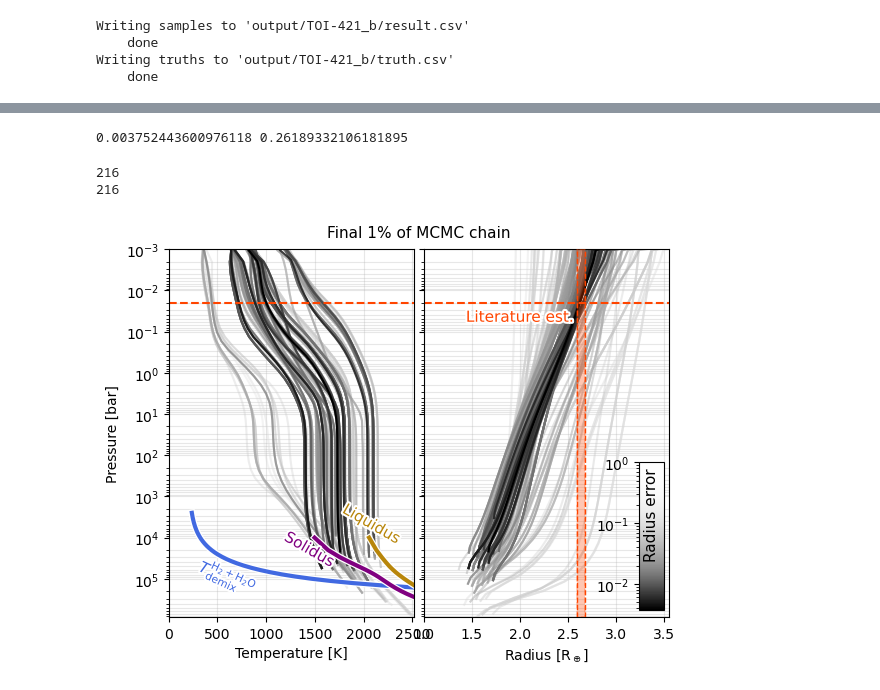
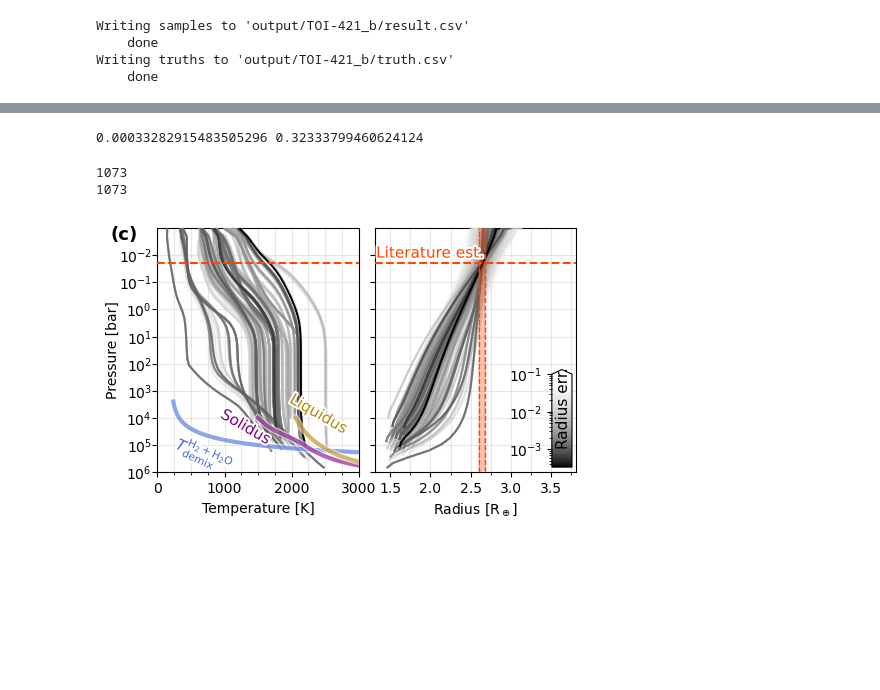
Before and after one commit to nichollsh/InferAGNI, a Jupyter notebook: notebooks/retrieve.ipynb, the cells around one changed output, grey strips where cells are left out. Saved outputs shown, nothing was run; the diff lists cells and outputs as text; code cells hidden in the pictures; blank space fills up the shorter version.

```diff
--- a/notebooks/retrieve.ipynb
+++ b/notebooks/retrieve.ipynb
@@ -93,7 +94,7 @@ Saving to output/TOI-421_b
 # %%
 # Do retrieval
 keys, samples = run_retrieval(gr, obs,
-                                n_walkers=22, n_procs=15, n_steps=10000, thin=10, filter_ineq=True,
+                                n_walkers=24, n_procs=15, n_steps=10000, thin=2, filter_ineq=True,
                                 extra_keys=["instellation","t_surf","log_Kzz_max", "μ_phot",
                                             "log_vmr_H2","log_vmr_H2O","log_vmr_CO2","log_vmr_H2S"])
 # %% [output]
@@ -191,7 +192,7 @@ from inferagni.plot import deepcopy
 
 X = np.vstack([gr.data.loc[:,k] for k in gr.input_keys]).T
 
-end_frac = 0.01
+end_frac = 0.05
 
 # number of random draws to visualise
 rng = np.random.default_rng(42)
@@ -238,16 +239,17 @@ Sampled 216 profiles
 # %%
 # Colormap
-cmap_orig = deepcopy(plt.get_cmap('Greys_r'))
+cmap_orig = deepcopy(cm.grayC)
 cmap = cmap_orig(np.arange(cmap_orig.N))
-cmap[:,-1] = np.linspace(1, 0, cmap_orig.N)
+cmap[:,-1] = np.linspace(1.0, 0, cmap_orig.N)
 cmap = mpl.colors.ListedColormap(cmap)
+cmap.set_over([1,1,1,0])
 
 sm = mpl.cm.ScalarMappable(cmap=cmap,
-                           norm=mpl.colors.LogNorm(vmin=np.amin(dists),vmax=1))
+                           norm=mpl.colors.LogNorm(vmin=np.amin(dists),vmax=min(0.1,np.amax(dists))))
 # %%
 print(np.amin(dists), np.amax(dists))
 # %% [output]
-0.003752443600976118 0.26189332106181895
+0.00033282915483505296 0.32333799460624124
 # %%
 mask = np.argsort(dists)[::-1]
 print(len(mask))
@@ -259,21 +261,21 @@ num_plot = min(num_plot, len(mask))
 print(num_plot)
 mask = mask[-num_plot:]
 # %% [output]
-216
-216
+1073
+1073
 # %%
 # Plot ensemble and median T(p)
-fig, axs = plt.subplots(1,2,figsize=(5,4),sharey=True)
+fig, axs = plt.subplots(1,2,figsize=(5,3.2),sharey=True)
 axl,axr = axs
 
 
 fs = 11
 
 # models
-fig.suptitle(f"Final {end_frac*100:.0f}% of MCMC chain", fontsize=fs)
+# fig.suptitle(f"Final {end_frac*100:.0f}% of MCMC chain", fontsize=fs)
 ymin, ymax = 1,10
 tmin, tmax = 0, 200
-rmin, rmax = 1,2
+rmin, rmax = np.inf,-np.inf
 psurf_min = ymax
 for i in mask:
     pr = profs[i]
@@ -283,8 +285,8 @@ for i in mask:
     if pr['succ'] < 0.5:
         col = 'tab:green'
 
-    axl.plot(pr['t'], pr['p'],  color=col)
-    axr.plot(pr['r'], pr['p'],  color=col)
+    axl.plot(pr['t'], pr['p'],  color=col, zorder=9)
+    axr.plot(pr['r'], pr['p'],  color=col, zorder=9)
 
     ymin = min(ymin,np.amin(pr['p']))
     ymax = max(ymax,np.amax(pr['p']))
@@ -299,7 +301,8 @@ for i in mask:
 
 pe_text  = [mpl.patheffects.Stroke(linewidth=3, foreground='w'), mpl.patheffects.Normal()]
 lw_curve = 3
-pe_curve = [mpl.patheffects.Stroke(linewidth=lw_curve*1.6, foreground='w'), mpl.patheffects.Normal()]
+al_curve = 0.6
+pe_curve = [mpl.patheffects.Stroke(linewidth=lw_curve*1.6, foreground='w', alpha=al_curve), mpl.patheffects.Normal()]
 
 
 # Water de-mixing curve for H2+H2O
@@ -307,74 +310,80 @@ col = 'royalblue'
 xH2O = 10**np.median(samples[:,keys.index("log_vmr_H2O")])
 Pde = np.logspace(np.log10(2.5e3),np.log10(300e3),40)
 Tde = [calc_Tdemix(pBar,xH2O) for pBar in Pde]
-axl.plot(Tde,Pde, color=col, lw=lw_curve, label='Tdemix', path_effects=pe_curve)
+axl.plot(Tde,Pde, color=col, lw=lw_curve, label='Tdemix', path_effects=pe_curve, alpha=al_curve, zorder=9)
 axl.annotate(r"$T_{\rm demix}^{\rm H_2+H_2O}$",(Tde[15],Pde[15]), xytext=(-1,-6), textcoords='offset points',
                  ha='left', va='top', rotation=-25, rotation_mode='anchor',
-                 color=col, fontsize=fs, path_effects=pe_text)
+                 color=col, fontsize=fs, path_effects=pe_text, zorder=14)
 
 # melting curves
 mc_cols = ['purple','darkgoldenrod']
 mc_align = ['top','bottom']
-mc_offset = [-4,5]
+mc_offset = [-6,14]
 for i,k in enumerate(["Solidus","Liquidus"]):
     c = mc_cols[i]
     v = meltcurves[k.lower()]
     mmask = np.argwhere(v[0]>=psurf_min)
     x = v[1][mmask]
     y = v[0][mmask]
-    axl.plot(x,y, color=c,lw=lw_curve, path_effects=pe_curve)
-
-    axl.annotate(k,(x[0][0],y[0][0]), xytext=(-1,mc_offset[i]), textcoords='offset points',
+    axl.plot(x,y, color=c,lw=lw_curve, path_effects=pe_curve, alpha=al_curve, zorder=10)
+    axl.annotate(k,(x[0][0],y[0][0]), xytext=(mc_offset[i],-2), textcoords='offset points',
                  ha='center', va=mc_align[i], rotation=-30, rotation_mode='anchor',
-                 color=c, fontsize=fs, path_effects=pe_text)
+                 color=c, fontsize=fs, path_effects=pe_text, zorder=14)
 
 
 
 # observation
 pobs = 20 * 1e-3
 for ax in axs:
-    ax.axhline(y=pobs, color=truth_color, ls='dashed')
+    ax.axhline(y=pobs, color=truth_color, ls='dashed', zorder=13)
 
 fb_x = [obs["r_phot"][0]-obs["r_phot"][1]/2,obs["r_phot"][0]+obs["r_phot"][1]/2]
-axr.fill_between(fb_x, ymin,ymax, color=truth_color, alpha=0.3,  zorder=8,linewidth=1.2, linestyle='dashed')
+axr.fill_between(fb_x, ymin,ymax, color=truth_color, alpha=0.3,  zorder=13,linewidth=1.2, linestyle='dashed')
 for x in fb_x:
-    axr.axvline(x=x, color=truth_color, ls='dashed',zorder=9, lw=1)
-axr.annotate('Literature est.',(obs["r_phot"][0],pobs), xytext=(-5,-5), textcoords='offset points',
-             ha='right', va='top', color=truth_color, fontsize=fs, path_effects=pe_text, zorder=10)
+    axr.axvline(x=x, color=truth_color, ls='dashed',zorder=13, lw=1)
+axr.annotate('Literature est.',(obs["r_phot"][0],pobs), xytext=(2,2), textcoords='offset points',
+             ha='right', va='bottom', color=truth_color, fontsize=fs, path_effects=pe_text, zorder=14)
 
 # embed colorbar with inset axis inside right panel
 axr_inset = axr.inset_axes([0.88, 0.02, 0.1, 0.4])
-cbar = fig.colorbar(sm, cax=axr_inset)
-cbar.set_label('Radius error', size=fs)
-cbar.ax.yaxis.set_label_coords(0.2,0.65)
+cbar = fig.colorbar(sm, cax=axr_inset, extend='max')
+cbar.set_label('Radius err.', size=fs, color='black')
+cbar.ax.yaxis.set_label_coords(0.2,0.64)
 cbar.ax.yaxis.set_ticks_position('left')
 
 
 
 # decorate
 for ax in axs:
     ax.grid(True, which='both', alpha=0.3, zorder=-2)
 
 axl.set_yscale('log')
-axl.set_ylabel('Pressure [bar]')
+axl.set_ylabel('Pressure [bar]', labelpad=-1)
 axl.set_ylim(top=ymin, bottom=ymax)
-axl.yaxis.set_major_locator(mpl.ticker.LogLocator(base=10.0, numticks=100))
+axl.tick_params(axis='y', which='major', pad=0.5)
+ticks = 10.0**np.arange(np.ceil(np.log10(ymin*1.001)), np.ceil(np.log10(ymax/1.001))+1, 1)
+axl.set_yticks(ticks[1:])
 
 axl.set_xlabel('Temperature [K]')
-axl.set_xlim(0,tmax)
-axl.xaxis.set_major_locator(mpl.ticker.MultipleLocator(500))
+axl.set_xlim(0,3000)
+axl.xaxis.set_major_locator(mpl.ticker.MultipleLocator(1000))
+axl.xaxis.set_minor_locator(mpl.ticker.MultipleLocator(250))
 
 axr.set_xlabel(r"Radius [R$_\oplus$]")
-axr.set_xlim(rmin, min(rmax,4))
+axr.set_xlim(rmin-0.1, min(rmax+0.1,4))
 axr.xaxis.set_major_locator(mpl.ticker.MultipleLocator(0.5))
+axr.xaxis.set_minor_locator(mpl.ticker.MultipleLocator(0.25))
 
 # fig.legend(loc='upper center', ncols=4, bbox_to_anchor=(0.5,1), frameon=False, handlelength=1.4, handletextpad=0.4, columnspacing=1.2)
+# fig.subplots_adjust(wspace=0.04, top=0.92,right=1,left=0,bottom=0)
 
-fig.subplots_adjust(wspace=0.04, top=0.92,right=1,left=0,bottom=0)
+fig.text(0.04,0.96, "(c)", ha="left", va="top", fontsize=13, fontweight="bold")
+
+fig.tight_layout(w_pad=-1)
 plt.show()
 fig.savefig(f"{outdir_planet}/profs.pdf", bbox_inches='tight',dpi=ia.plot.DPI)
 # %% [output]
-[figure, old version]
+[figure, new version]
 # %%
 # Plot emission spectra from a sample set
 fig, ax = plt.subplots(1,1,figsize=(6,3))
```
Also changed, not shown: parts of 7 cells of this notebook, 2 other files.
